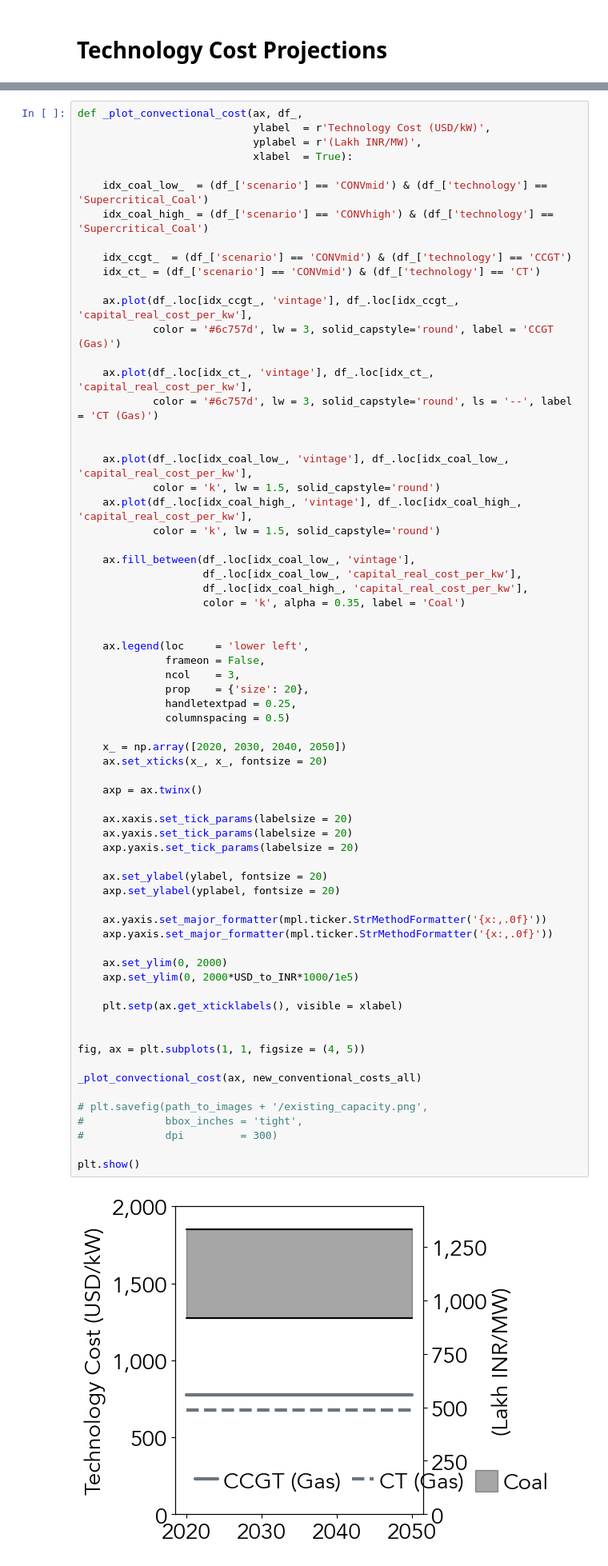
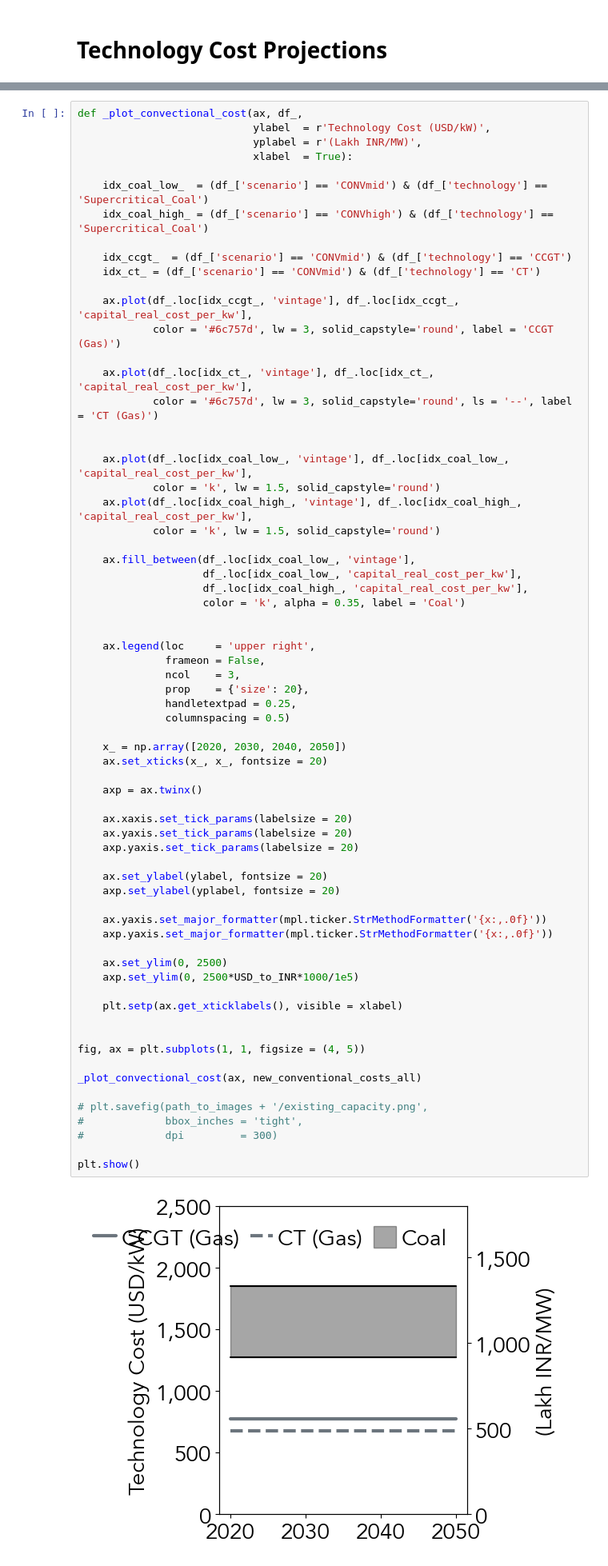
Before and after one commit to cetlab-ucsb/gridpath_india_viz, a Jupyter notebook: software/overview-technology_costs.ipynb, the cells around one changed output, grey strips where cells are left out. Shown at 80% size. Drawn from its saved outputs; the diff is of its cells as text.

```diff
--- a/software/overview-technology_costs.ipynb
+++ b/software/overview-technology_costs.ipynb
@@ -246,7 +246,7 @@ def _plot_convectional_cost(ax, df_,
                     color = 'k', alpha = 0.35, label = 'Coal')
 
 
-    ax.legend(loc     = 'lower left',
+    ax.legend(loc     = 'upper right',
               frameon = False,
               ncol    = 3,
               prop    = {'size': 20},
@@ -255,36 +255,36 @@ def _plot_convectional_cost(ax, df_,
 
     x_ = np.array([2020, 2030, 2040, 2050])
     ax.set_xticks(x_, x_, fontsize = 20)
 
     axp = ax.twinx()
 
     ax.xaxis.set_tick_params(labelsize = 20)
     ax.yaxis.set_tick_params(labelsize = 20)
     axp.yaxis.set_tick_params(labelsize = 20)
 
     ax.set_ylabel(ylabel, fontsize = 20)
     axp.set_ylabel(yplabel, fontsize = 20)
 
     ax.yaxis.set_major_formatter(mpl.ticker.StrMethodFormatter('{x:,.0f}'))
     axp.yaxis.set_major_formatter(mpl.ticker.StrMethodFormatter('{x:,.0f}'))
 
-    ax.set_ylim(0, 2000)
-    axp.set_ylim(0, 2000*USD_to_INR*1000/1e5)
+    ax.set_ylim(0, 2500)
+    axp.set_ylim(0, 2500*USD_to_INR*1000/1e5)
 
     plt.setp(ax.get_xticklabels(), visible = xlabel)
 
 
 fig, ax = plt.subplots(1, 1, figsize = (4, 5))
 
 _plot_convectional_cost(ax, new_conventional_costs_all)
 
 # plt.savefig(path_to_images + '/existing_capacity.png',
 #             bbox_inches = 'tight',
 #             dpi         = 300)
 
 plt.show()
 # %% [output]
-[figure, old version]
+[figure, new version]
 # %%
 def _plot_hydrogen_power_cost(ax, df_,
                               ylabel  = r'Technology Cost (USD/kW)',
```
Also changed, not shown: parts of 4 cells of this notebook, 12 other files.
